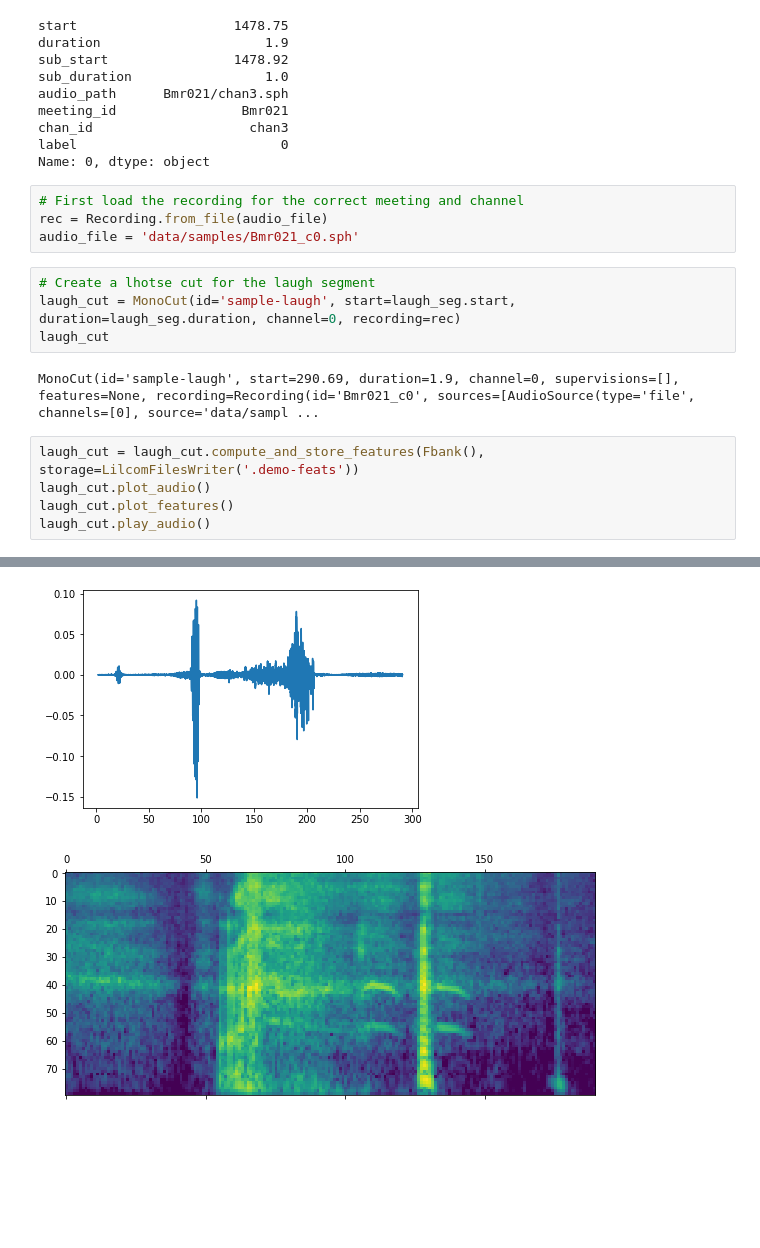
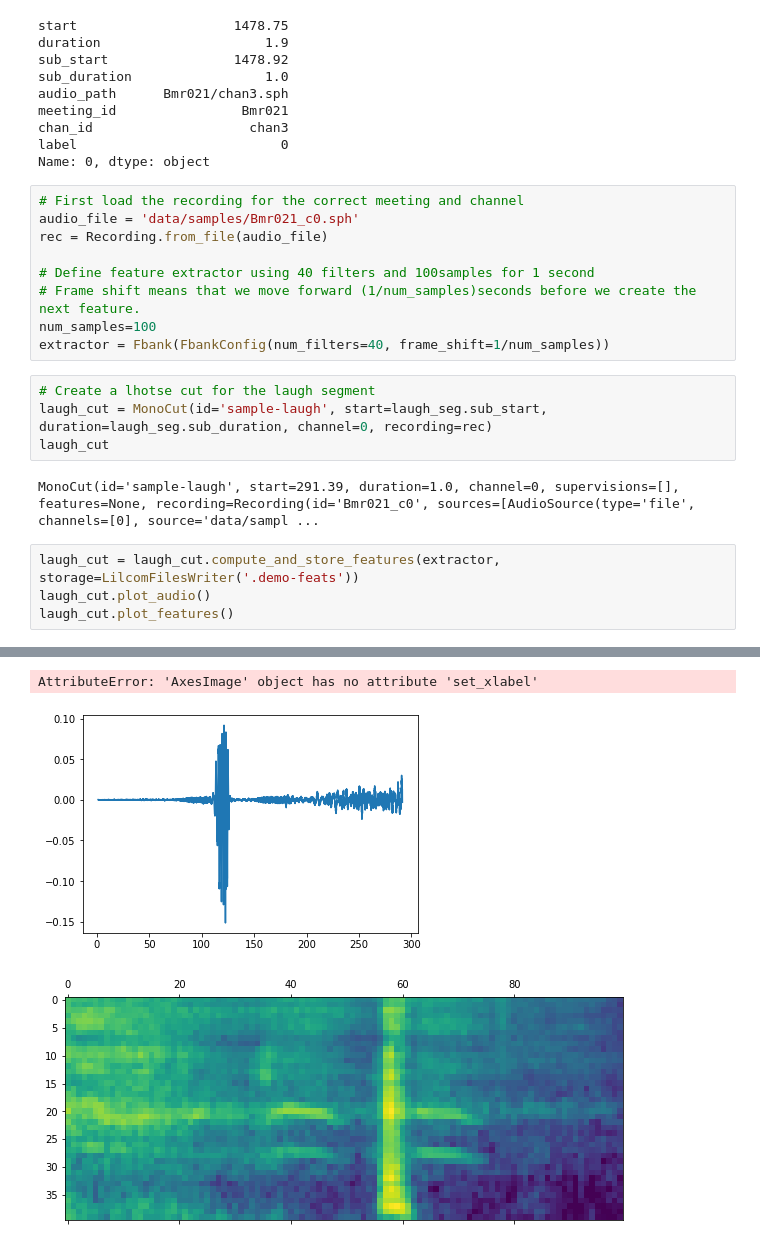
Before and after one commit to LasseWolter/laughter-detection-icsi, a Jupyter notebook: Demo.ipynb, the cells around one changed output, grey strips where cells are left out. Cells and saved outputs as stored; diff of their text form; blank space fills up the shorter version.

Commit message:
fix(demo-notebook): minor updates

```diff
--- a/Demo.ipynb
+++ b/Demo.ipynb
@@ -66,17 +67,21 @@ label                          0
 Name: 0, dtype: object
 # %%
 # First load the recording for the correct meeting and channel
+audio_file = 'data/samples/Bmr021_c0.sph'
 rec = Recording.from_file(audio_file)
-audio_file = 'data/samples/Bmr021_c0.sph'
+
+# Define feature extractor using 40 filters and 100samples for 1 second
+# Frame shift means that we move forward (1/num_samples)seconds before we create the next feature.
+num_samples=100
+extractor = Fbank(FbankConfig(num_filters=40, frame_shift=1/num_samples))
 # %%
 # Create a lhotse cut for the laugh segment
-laugh_cut = MonoCut(id='sample-laugh', start=laugh_seg.start, duration=laugh_seg.duration, channel=0, recording=rec)
+laugh_cut = MonoCut(id='sample-laugh', start=laugh_seg.sub_start, duration=laugh_seg.sub_duration, channel=0, recording=rec)
 laugh_cut
 # %% [output]
-MonoCut(id='sample-laugh', start=290.69, duration=1.9, channel=0, supervisions=[], features=None, recording=Recording(id='Bmr021_c0', sources=[AudioSource(type='file', channels=[0], source='data/sampl ...
+MonoCut(id='sample-laugh', start=291.39, duration=1.0, channel=0, supervisions=[], features=None, recording=Recording(id='Bmr021_c0', sources=[AudioSource(type='file', channels=[0], source='data/sampl ...
 # %%
-laugh_cut = laugh_cut.compute_and_store_features(Fbank(), storage=LilcomFilesWriter('.demo-feats'))
+laugh_cut = laugh_cut.compute_and_store_features(extractor, storage=LilcomFilesWriter('.demo-feats'))
 laugh_cut.plot_audio()
 laugh_cut.plot_features()
-laugh_cut.play_audio()
 # %% [output]
@@ -84,2 +88,3 @@ laugh_cut.play_audio()
+AttributeError: 'AxesImage' object has no attribute 'set_xlabel'
-[figure, old version]
+[figure, new version]
-[figure, old version]
+[figure, new version]
```
Also changed, not shown: parts of 6 cells of this notebook.
